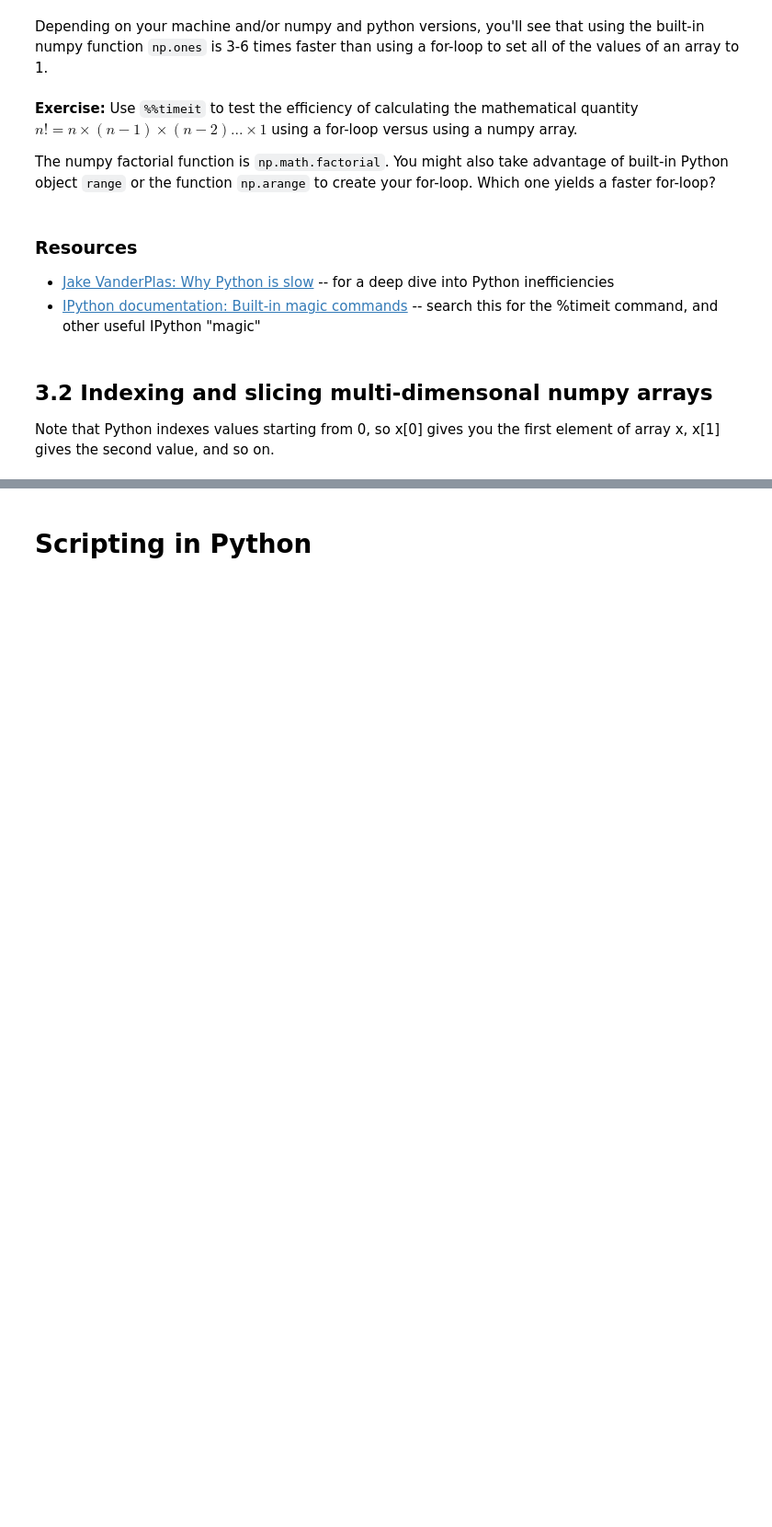
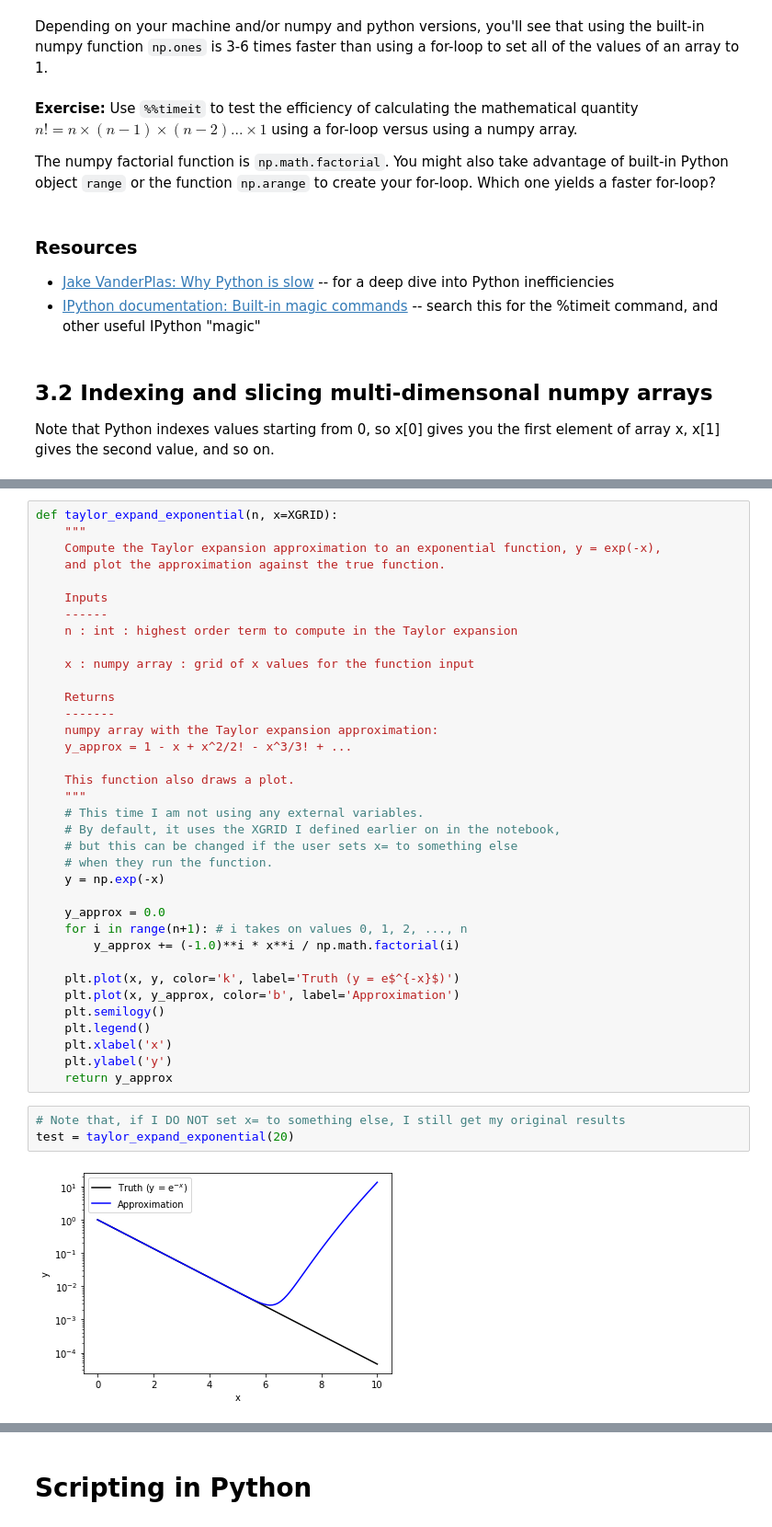
Before and after one commit to woccode/summer-bootcamp-2023, a Jupyter notebook: Session-2/2-PythonFundamentals.ipynb, the cells around one changed output, grey strips where cells are left out. Shown at 92% size. Saved outputs shown, nothing was run; the diff lists cells and outputs as text; blank space fills up the shorter version.

```diff
--- a/Session-2/2-PythonFundamentals.ipynb
+++ b/Session-2/2-PythonFundamentals.ipynb
@@ -383,0 +594,41 @@ The best way to look up Numpy and Scipy documentation is to search on the functi
+# %%
+def taylor_expand_exponential(n, x=XGRID):
+    """
+    Compute the Taylor expansion approximation to an exponential function, y = exp(-x),
+    and plot the approximation against the true function.
+
+    Inputs
+    ------
+    n : int : highest order term to compute in the Taylor expansion
+
+    x : numpy array : grid of x values for the function input
+
+    Returns
+    -------
+    numpy array with the Taylor expansion approximation:
+    y_approx = 1 - x + x^2/2! - x^3/3! + ...
+
+    This function also draws a plot.
+    """
+    # This time I am not using any external variables.
+    # By default, it uses the XGRID I defined earlier on in the notebook,
+    # but this can be changed if the user sets x= to something else
+    # when they run the function.
+    y = np.exp(-x)
+
+    y_approx = 0.0
+    for i in range(n+1): # i takes on values 0, 1, 2, ..., n
+        y_approx += (-1.0)**i * x**i / np.math.factorial(i)
+
+    plt.plot(x, y, color='k', label='Truth (y = e$^{-x}$)')
+    plt.plot(x, y_approx, color='b', label='Approximation')
+    plt.semilogy()
+    plt.legend()
+    plt.xlabel('x')
+    plt.ylabel('y')
+    return y_approx
+# %%
+# Note that, if I DO NOT set x= to something else, I still get my original results
+test = taylor_expand_exponential(20)
+# %% [output]
+[figure, added]
```
Also changed, not shown: parts of 125 cells of this notebook.
